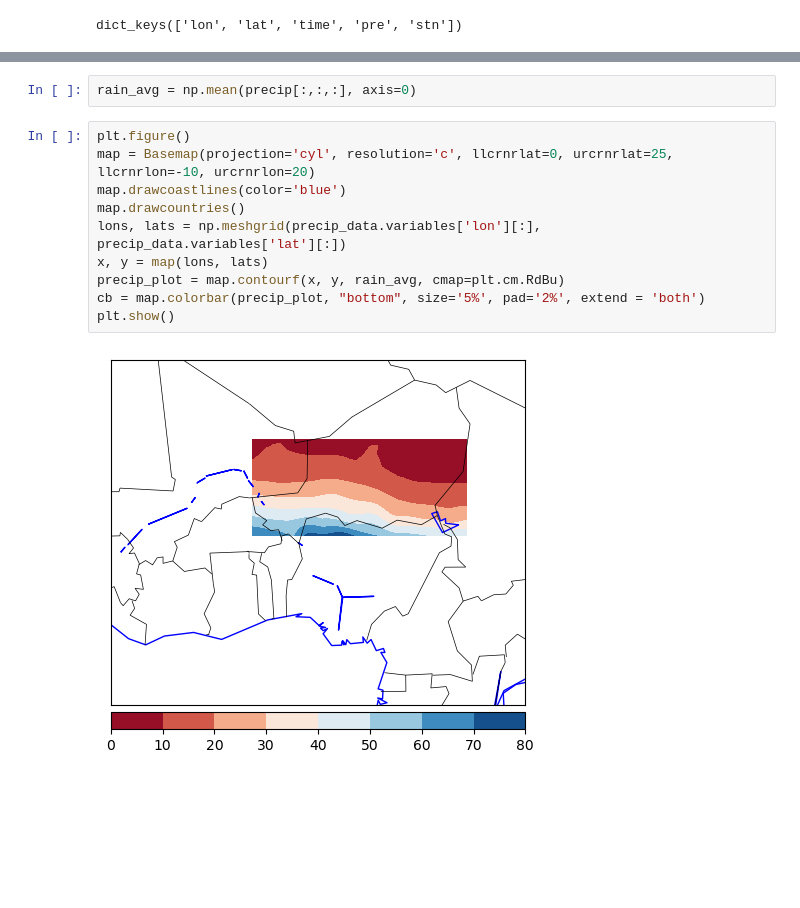
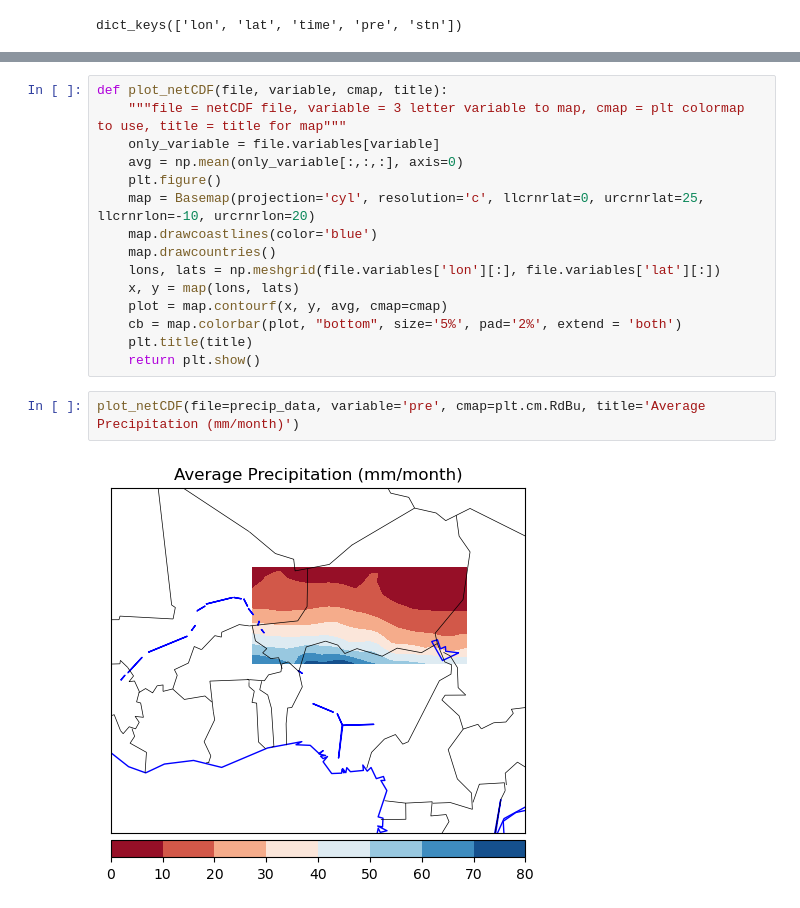
Before and after one commit to wwhite5/Springboard-Capstone-2-Time-Series, a Jupyter notebook: Final_Modeling.ipynb, the cells around one changed output, grey strips where cells are left out. Saved outputs shown, nothing was run; the diff lists cells and outputs as text; blank space fills up the shorter version.

```diff
--- a/Final_Modeling.ipynb
+++ b/Final_Modeling.ipynb
@@ -69,16 +70,21 @@ current shape = (373, 15, 32)
 filling on
-# %%
-rain_avg = np.mean(precip[:,:,:], axis=0)
 # %%
-plt.figure()
-map = Basemap(projection='cyl', resolution='c', llcrnrlat=0, urcrnrlat=25, llcrnrlon=-10, urcrnrlon=20)
-map.drawcoastlines(color='blue')
-map.drawcountries()
-lons, lats = np.meshgrid(precip_data.variables['lon'][:], precip_data.variables['lat'][:])
-x, y = map(lons, lats)
-precip_plot = map.contourf(x, y, rain_avg, cmap=plt.cm.RdBu)
-cb = map.colorbar(precip_plot, "bottom", size='5%', pad='2%', extend = 'both')
-plt.show()
+def plot_netCDF(file, variable, cmap, title):
+    """file = netCDF file, variable = 3 letter variable to map, cmap = plt colormap to use, title = title for map"""
+    only_variable = file.variables[variable]
+    avg = np.mean(only_variable[:,:,:], axis=0)
+    plt.figure()
+    map = Basemap(projection='cyl', resolution='c', llcrnrlat=0, urcrnrlat=25, llcrnrlon=-10, urcrnrlon=20)
+    map.drawcoastlines(color='blue')
+    map.drawcountries()
+    lons, lats = np.meshgrid(file.variables['lon'][:], file.variables['lat'][:])
+    x, y = map(lons, lats)
+    plot = map.contourf(x, y, avg, cmap=cmap)
+    cb = map.colorbar(plot, "bottom", size='5%', pad='2%', extend = 'both')
+    plt.title(title)
+    return plt.show()
-# %% [output]
-[figure, removed]
+# %%
+plot_netCDF(file=precip_data, variable='pre', cmap=plt.cm.RdBu, title='Average Precipitation (mm/month)')
+# %% [output]
+[figure, added]
 # %%
```
Also changed, not shown: parts of 32 cells of this notebook, 1 other file.
